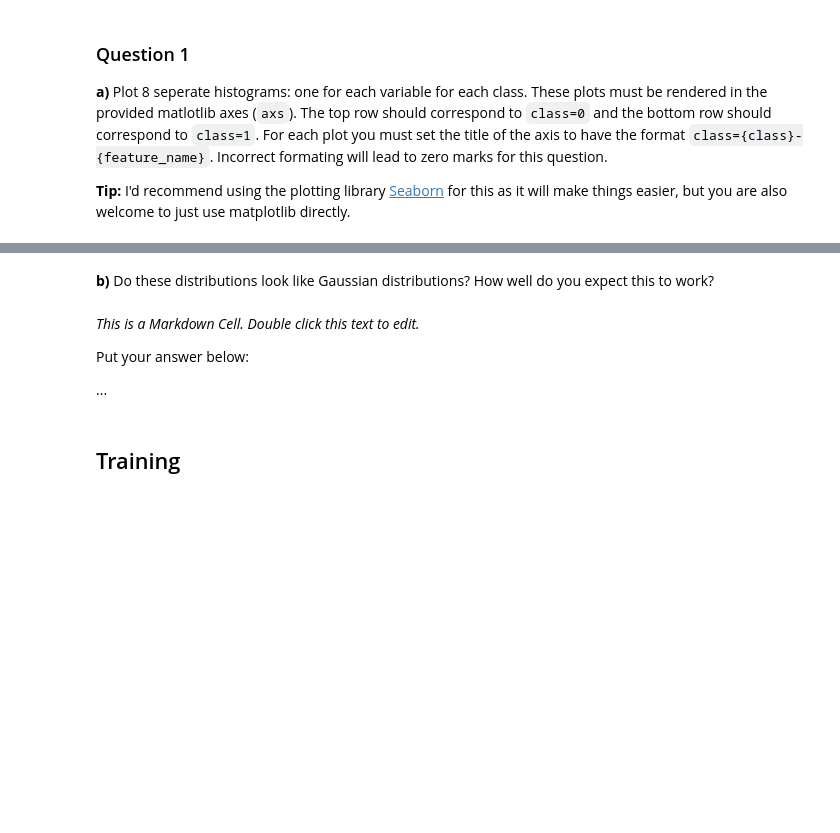
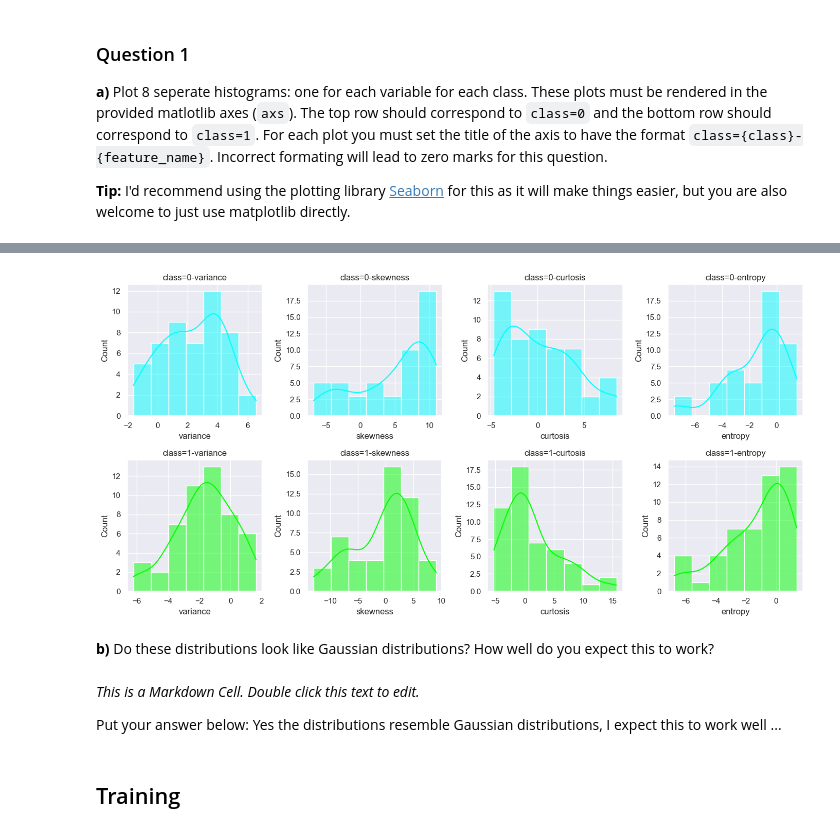
Before and after one commit to TakudzwaT/learnin, a Jupyter notebook: ML Lab 1.2 - Naive Bayes Pt 2.ipynb, the cells around one changed output, grey strips where cells are left out. Cells and saved outputs as stored; diff of their text form; code cells hidden in the pictures; blank space fills up the shorter version.

```diff
--- a/ML Lab 1.2 - Naive Bayes Pt 2.ipynb
+++ b/ML Lab 1.2 - Naive Bayes Pt 2.ipynb
@@ -251,6 +310,6 @@ Plot 8 seperate histograms: one for each variable for each class. These plots mu
 **Tip:** I'd recommend using the plotting library [Seaborn](https://seaborn.pydata.org/index.html) for this as it will make things easier, but you are also welcome to just use matplotlib directly.
 # %%
 # If using seaborn uncomment the below and run
-# !pip install seaborn
-# import seaborn as sns
-# sns.set()
+!pip install seaborn
+import seaborn as sns
+sns.set()
@@ -257,16 +332,33 @@ Plot 8 seperate histograms: one for each variable for each class. These plots mu
 # %%
-fig, axs = plt.subplots(2, 4, figsize=(14, 7)) # Don't remove
 
-# TODO
 
+# List of feature names (assuming last column is 'class')
+features = bank_df.columns[:-1]  # All columns except the last one ('class')
+
+fig, axs = plt.subplots(2, 4, figsize=(14, 7))  # Don't remove
+axs = axs.flatten()  # Flatten the 2D array of axes for easier indexing
+
+# Loop through each feature and create histograms for both classes
+for idx, feature in enumerate(features):
+    # Plot histogram for class=0 in the top row
+    sns.histplot(bank_df[bank_df['class'] == 0], x=feature, kde=True, ax=axs[idx], color='cyan')
+    axs[idx].set_title(f'class=0-{feature}')
+
+    # Plot histogram for class=1 in the bottom row (second set of axes)
+    sns.histplot(bank_df[bank_df['class'] == 1], x=feature, kde=True, ax=axs[idx+4], color='lime')
+    axs[idx+4].set_title(f'class=1-{feature}')
+
+# Adjust layout to prevent overlap
 fig.tight_layout()  # Don't remove
+# %% [output]
+[figure, added]
 # %% [markdown]
 **b)** Do these distributions look like Gaussian distributions? How well do you expect this to work?
 # %% [markdown]
 *This is a Markdown Cell. Double click this text to edit.*
 
 Put your answer below:
-
+Yes the distributions resemble Gaussian distributions, I expect this to work well
 ...
 # %% [markdown]
 ## Training
```
Also changed, not shown: parts of 13 cells of this notebook.
